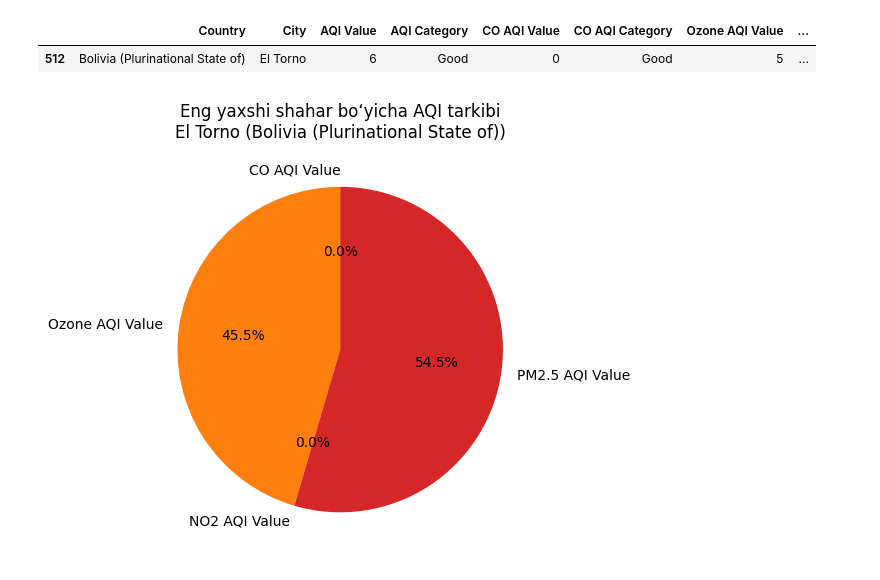
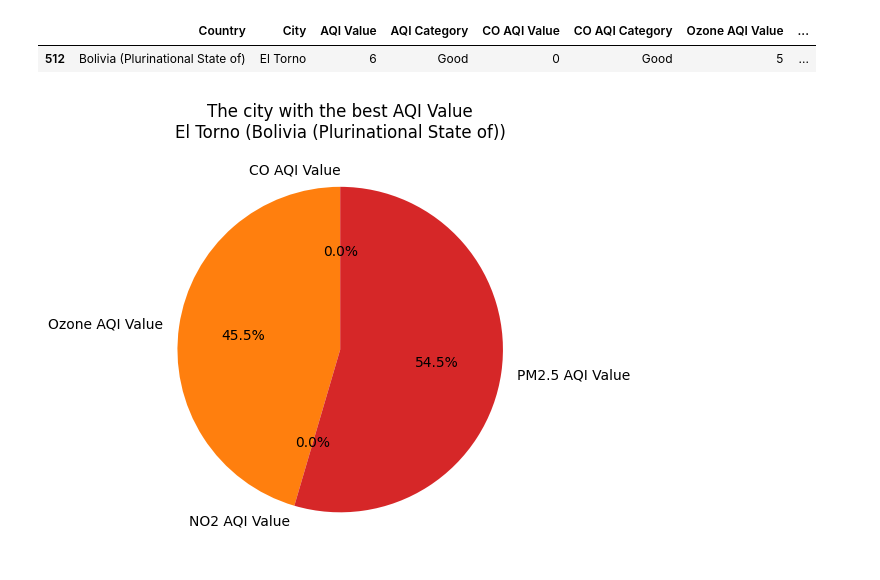
Before and after one commit to AkhrorKhasanov/DataScience, a Jupyter notebook: AirPollution/air_pollution.ipynb, the cells around one changed output. Cells and saved outputs as stored; diff of their text form; code cells hidden in the pictures.

```diff
--- a/AirPollution/air_pollution.ipynb
+++ b/AirPollution/air_pollution.ipynb
@@ -110,8 +110,8 @@ values = [
 # %%
 plt.figure()
 plt.pie(values, labels=labels, autopct='%1.1f%%', startangle=90)
-plt.title(f"Eng yaxshi shahar bo‘yicha AQI tarkibi\n{title_name}")
+plt.title(f"The city with the best AQI Value\n{title_name}")
 plt.tight_layout()
 plt.show()
 # %% [output]
-[figure, old version]
+[figure, new version]
```
